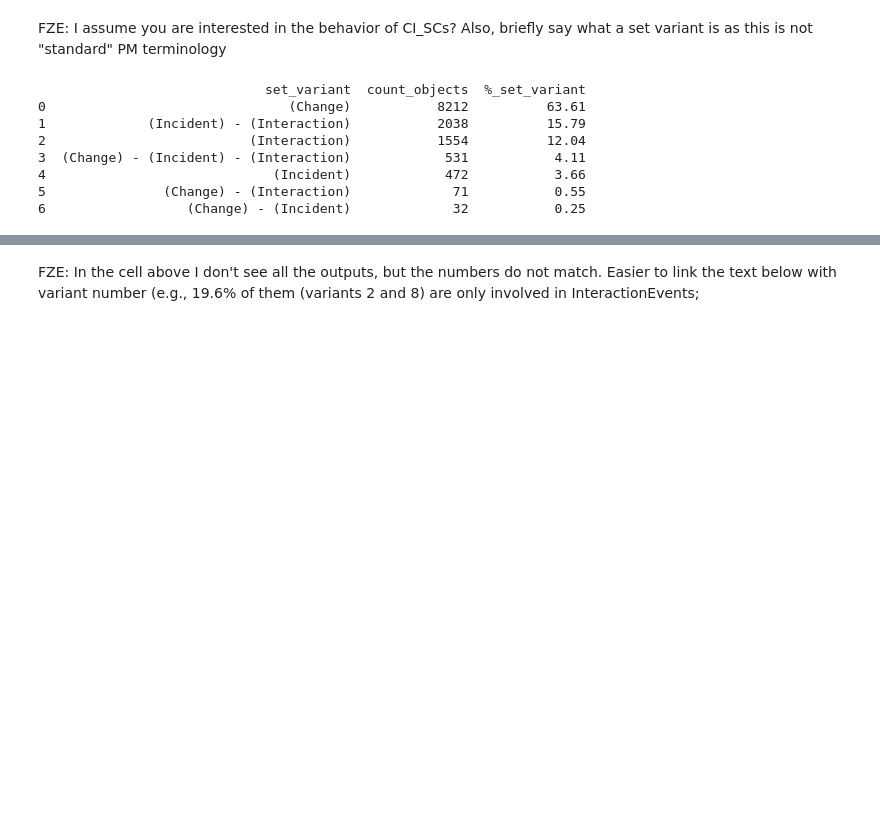
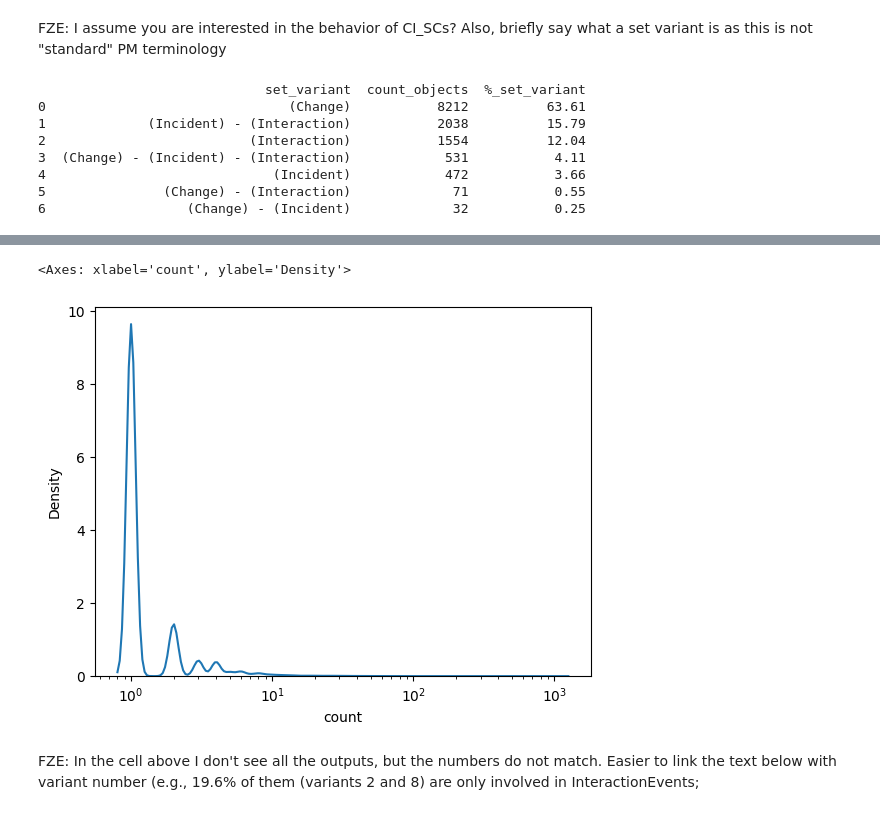
Before and after one commit to Ava-S/EKG_BPIC2014_Notebook, a Jupyter notebook: 2_full_analysis.ipynb, the cells around one changed output, grey strips where cells are left out. Cells and saved outputs as stored; diff of their text form; code cells hidden in the pictures; blank space fills up the shorter version.

```diff
--- a/2_full_analysis.ipynb
+++ b/2_full_analysis.ipynb
@@ -1652,3 +1987,8 @@ get_event_type_set_variants(_db_connection=db_connection,
+# %%
+sns.kdeplot(ci_scs_per_change, x='count', log_scale=True)
+# %% [output]
+<Axes: xlabel='count', ylabel='Density'>
+[figure, added]
 # %% [markdown]
 FZE: In the cell above I don't see all the outputs, but the numbers do not match. Easier to link the text below with variant number (e.g., 19.6% of them (variants 2 and 8) are only involved in InteractionEvents;
 # %% [markdown]
```
Also changed, not shown: parts of 49 cells of this notebook.
